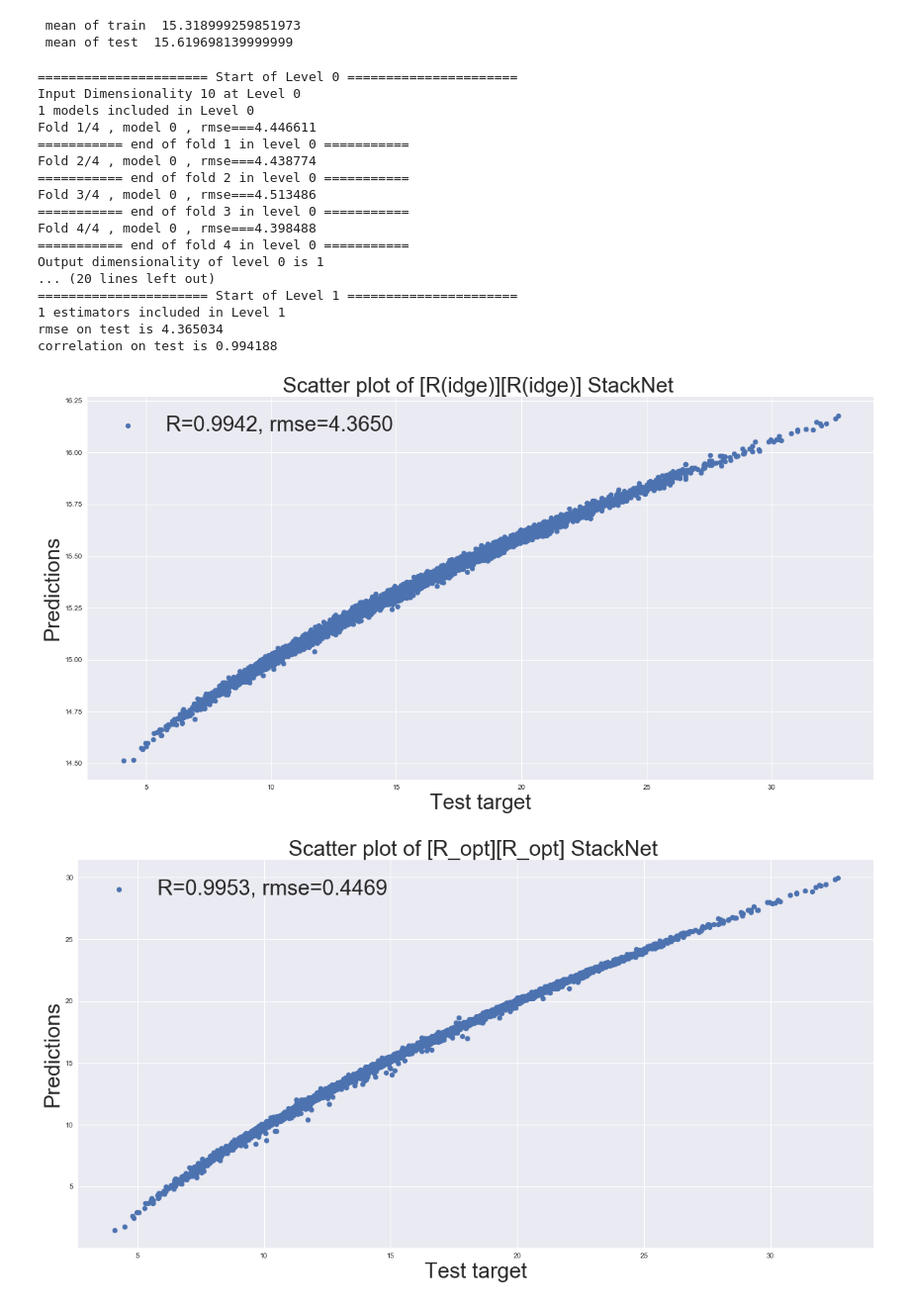
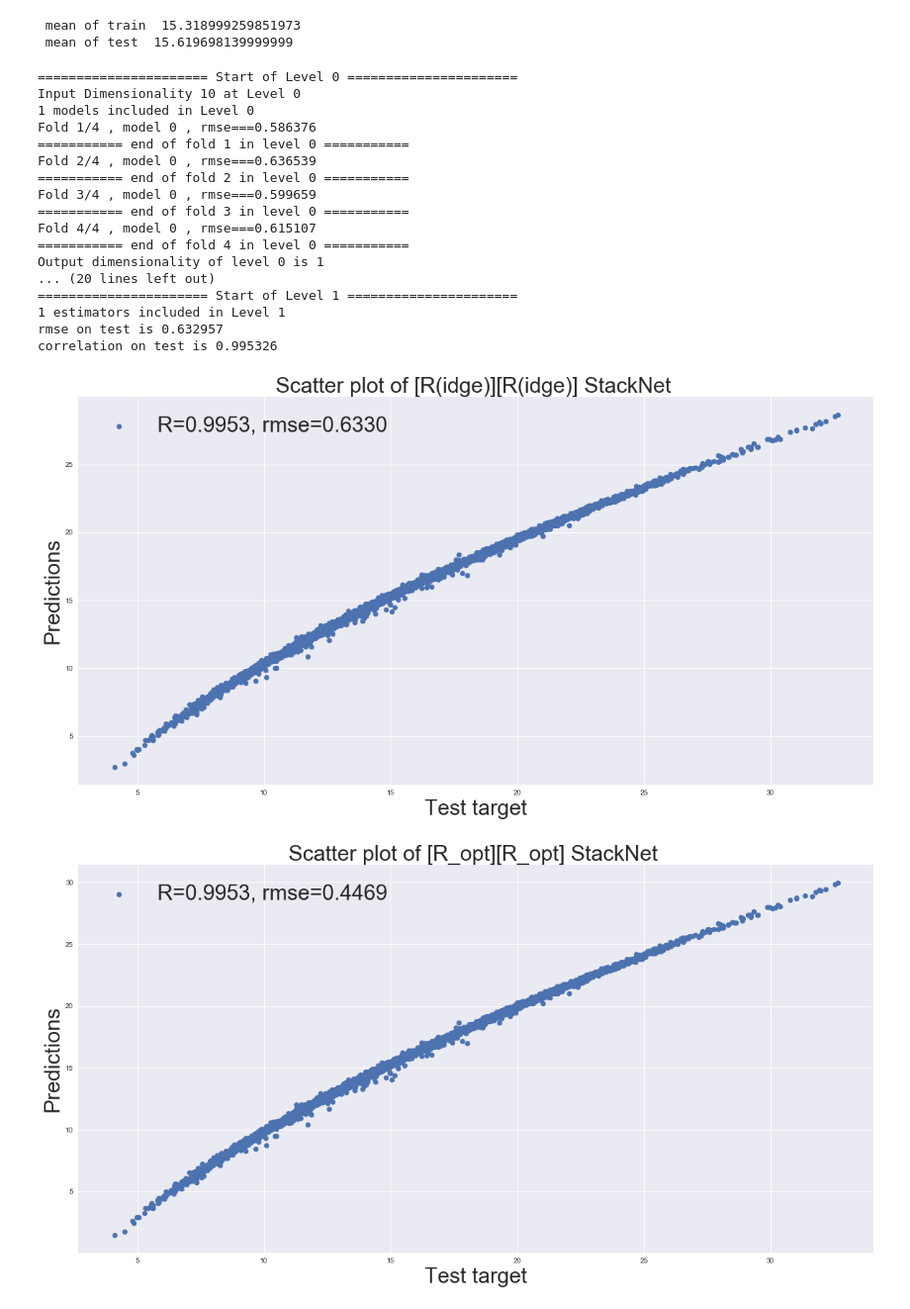
Before and after one commit to h2oai/pystacknet, a Jupyter notebook: pystacknet/notebook/StackNetRegressor_Example.ipynb, the cells around one changed output. Shown at 99% size. Saved outputs shown, nothing was run; the diff lists cells and outputs as text; code cells hidden in the pictures.

```diff
--- a/pystacknet/notebook/StackNetRegressor_Example.ipynb
+++ b/pystacknet/notebook/StackNetRegressor_Example.ipynb
@@ -84,11 +84,11 @@ VERBOSE=1
 models=[
     #1ST level #
 
-    [Ridge(alpha=100., normalize=True, random_state=1234)],
+    [Ridge(alpha=0.1, normalize=True, random_state=1234)],
 
         #2ND level #
 
-        [Ridge(alpha=10., normalize=True, random_state=1234)],
+        [Ridge(alpha=0.1, normalize=True, random_state=1234)],
 
 ]
 
@@ -105,40 +105,40 @@ preds=model.predict(X_test)
 
 print ("rmse on test is %f " %(np.sqrt(mean_squared_error(y_test,preds))))
 print ("correlation on test is %f " %(pearsonr(y_test.reshape(-1,1),preds)[0]))
 
 
 plt.scatter(y_test.reshape(-1,1), preds,  label=("R=%.4f, rmse=%.4f"%(pearsonr(y_test.reshape(-1,1),preds)[0],np.sqrt(mean_squared_error(y_test,preds)))))
 
 #lt.hist([y,y_test], normed=True, label=["train", "test"], bins=30, color=["green","red"] )
 plt.ylabel("Predictions", fontsize=30);
 plt.xlabel("Test target", fontsize=30);
 plt.title("Scatter plot of [R(idge)][R(idge)] StackNet ", fontsize=30)
 
 all_preds.append(np.sqrt(mean_squared_error(y_test,preds)))
 all_names.append("[R(idge)][R(idge)]")
 
 plt.legend( loc = 'upper left', prop={'size': 30})
 plt.plot(figsize=(1000,100))
 plt.show()
 # %% [output]
 ====================== Start of Level 0 ======================
 Input Dimensionality 10 at Level 0
 1 models included in Level 0
-Fold 1/4 , model 0 , rmse===4.446611
+Fold 1/4 , model 0 , rmse===0.586376
 =========== end of fold 1 in level 0 ===========
-Fold 2/4 , model 0 , rmse===4.438774
+Fold 2/4 , model 0 , rmse===0.636539
 =========== end of fold 2 in level 0 ===========
-Fold 3/4 , model 0 , rmse===4.513486
+Fold 3/4 , model 0 , rmse===0.599659
 =========== end of fold 3 in level 0 ===========
-Fold 4/4 , model 0 , rmse===4.398488
+Fold 4/4 , model 0 , rmse===0.615107
 =========== end of fold 4 in level 0 ===========
 Output dimensionality of level 0 is 1
 ... (20 lines left out)
 ====================== Start of Level 1 ======================
 1 estimators included in Level 1
-rmse on test is 4.365034
-correlation on test is 0.994188
+rmse on test is 0.632957
+correlation on test is 0.995326
-[figure, old version]
+[figure, new version]
 # %%
 from pystacknet.pystacknet import StackNetRegressor
 from sklearn.linear_model import Ridge
```
Also changed, not shown: parts of 5 cells of this notebook.
